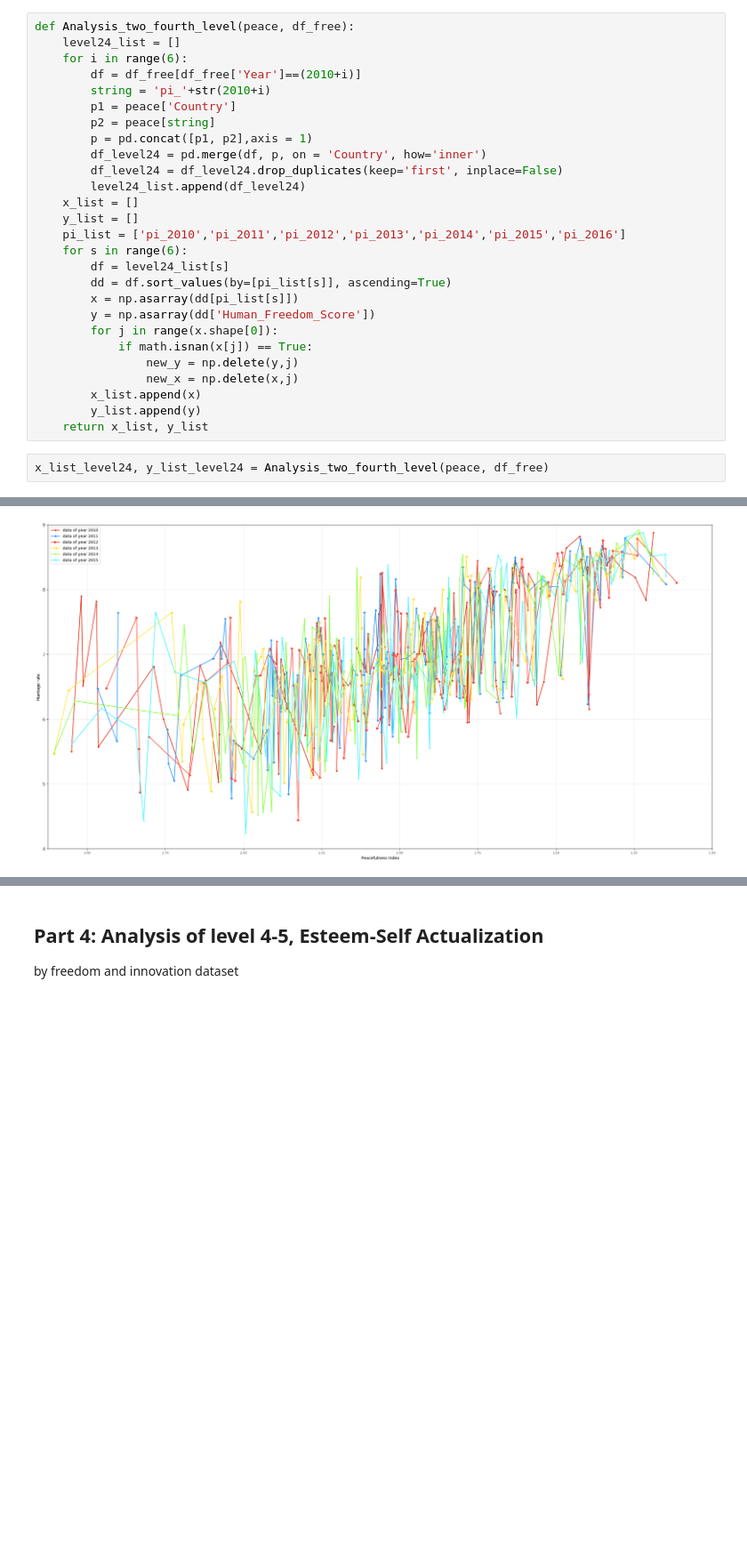
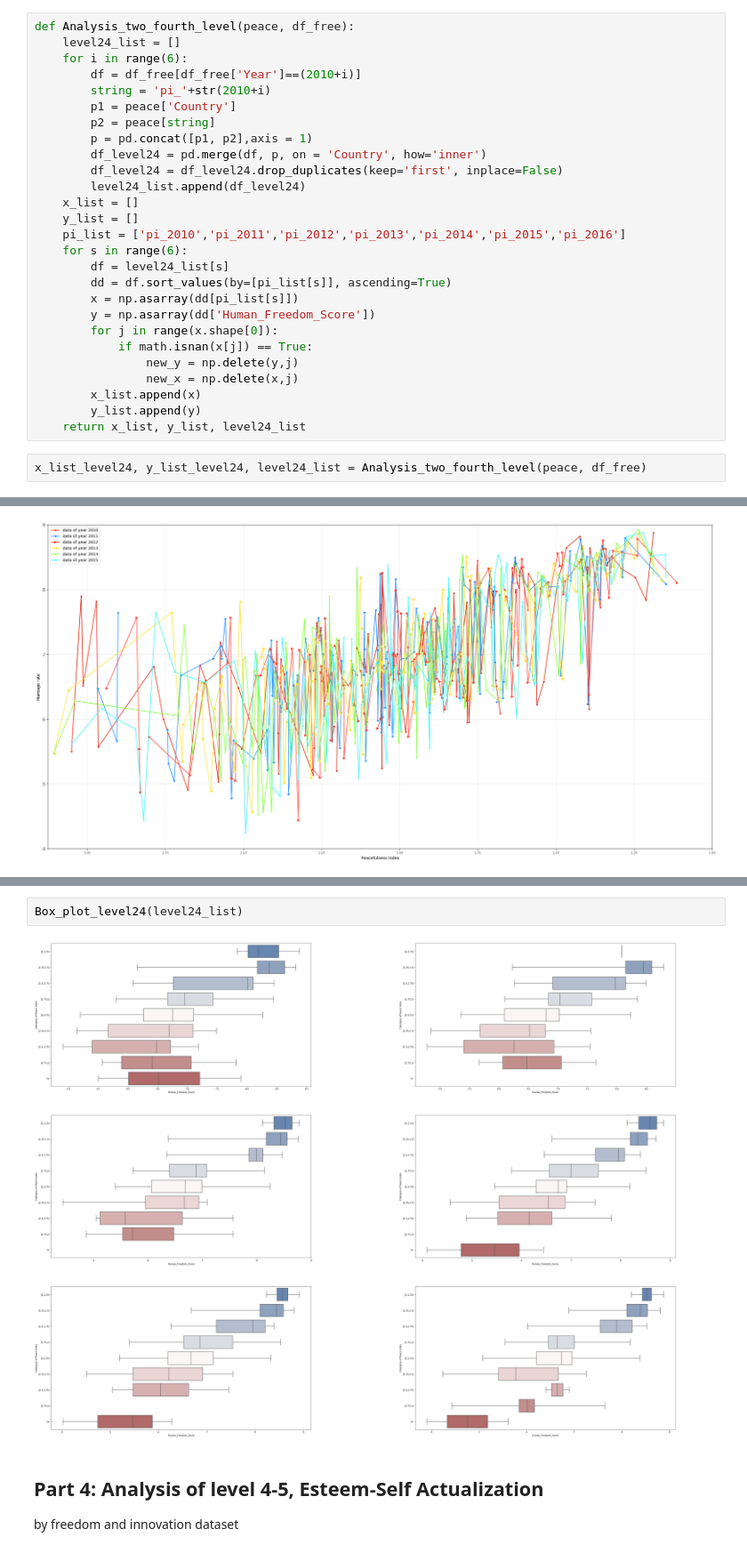
Before and after one commit to winwowin/Final_Project, a Jupyter notebook: 590PR_Final_WinYaoPhil.ipynb, the cells around one changed output, grey strips where cells are left out. Shown at 89% size. Cells and saved outputs as stored; diff of their text form; blank space fills up the shorter version.

```diff
--- a/590PR_Final_WinYaoPhil.ipynb
+++ b/590PR_Final_WinYaoPhil.ipynb
@@ -576,6 +668,6 @@ def Analysis_two_fourth_level(peace, df_free):
                 new_x = np.delete(x,j)
         x_list.append(x)
         y_list.append(y)
-    return x_list, y_list
+    return x_list, y_list, level24_list
 # %%
-x_list_level24, y_list_level24 = Analysis_two_fourth_level(peace, df_free)
+x_list_level24, y_list_level24, level24_list = Analysis_two_fourth_level(peace, df_free)
@@ -696,3 +827,7 @@ plot_cat24(x_list_level24, y_list_level24)
+# %%
+Box_plot_level24(level24_list)
+# %% [output]
+[figure, added]
 # %% [markdown]
 ## Part 4: Analysis of level 4-5, Esteem-Self Actualization
 by freedom and innovation dataset
```
Also changed, not shown: parts of 27 cells of this notebook.
